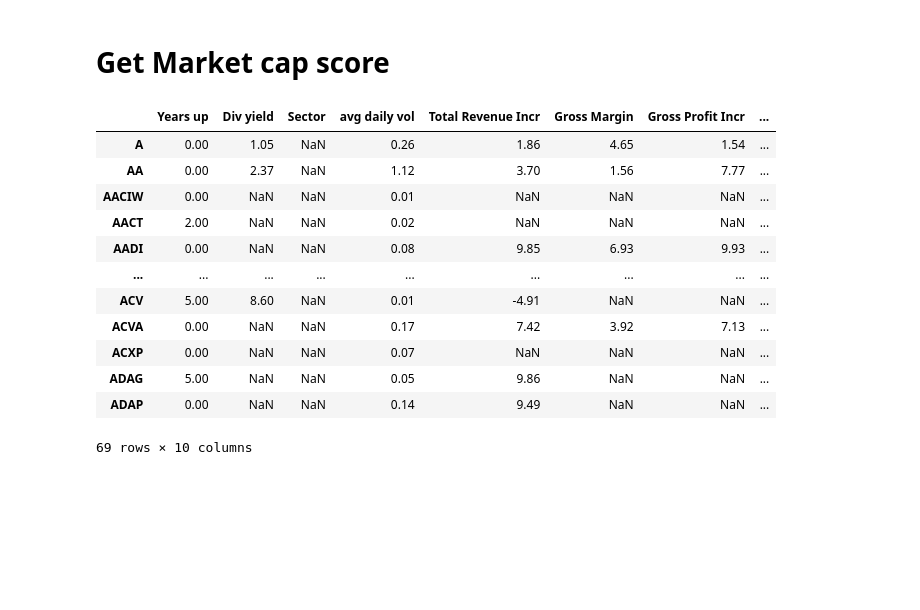
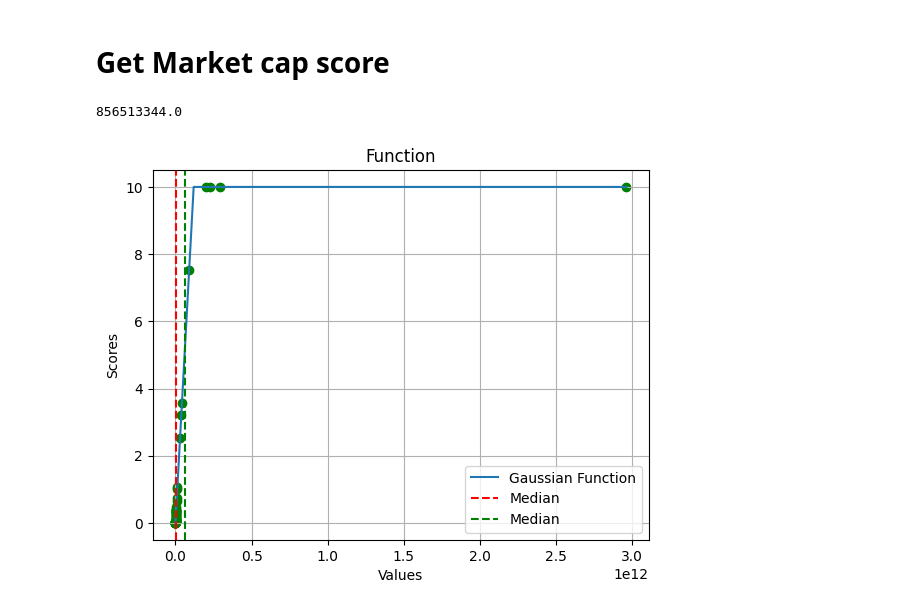
Before and after one commit to Idanq1/Stocks-Strategies, a Jupyter notebook: Investing/Checklist.ipynb, the cells around one changed output. Drawn from its saved outputs; the diff is of its cells as text; code cells hidden in the pictures; blank space fills up the shorter version.

```diff
--- a/Investing/Checklist.ipynb
+++ b/Investing/Checklist.ipynb
@@ -411,2 +408,14 @@ def linear_med_func(values, med_score):
+# %%
+def linear_mean_func(values, med_score, med):
+    # m = med_score/np.median(values)
+    # sigma2 = 0.001
+    m1 = med_score/med
+    f1 = m1*values
+    # x1 = 8/m1  # The x value when y=8 in the first function
+    # f2 = -(1/(values-x1)*sigma2) + 10
+    # print(x1)
+    # print(m1)
+    # return np.where(f1 <= 8, f1, f2)
+    return np.where(f1 <= 10, f1, 10)
 # %%
 market_cap_vals = stocks_checklist["Market cap"]
@@ -414,18 +423,32 @@ market_cap_scores = linear_med_func(market_cap_vals, 5)
 scores["Market cap"] = market_cap_scores
-# %%
-scores["Total"] = scores.sum(axis=1)
-scores
-# %% [output]
-|  | Years up | Div yield | Sector | avg daily vol | Total Revenue Incr | Gross Margin | Gross Profit Incr | ... |
-| A | 0.00 | 1.05 | NaN | 0.26 | 1.86 | 4.65 | 1.54 | ... |
-| AA | 0.00 | 2.37 | NaN | 1.12 | 3.70 | 1.56 | 7.77 | ... |
-| AACIW | 0.00 | NaN | NaN | 0.01 | NaN | NaN | NaN | ... |
-| AACT | 2.00 | NaN | NaN | 0.02 | NaN | NaN | NaN | ... |
-| AADI | 0.00 | NaN | NaN | 0.08 | 9.85 | 6.93 | 9.93 | ... |
-| ... | ... | ... | ... | ... | ... | ... | ... | ... |
-| ACV | 5.00 | 8.60 | NaN | 0.01 | -4.91 | NaN | NaN | ... |
-| ACVA | 0.00 | NaN | NaN | 0.17 | 7.42 | 3.92 | 7.13 | ... |
-| ACXP | 0.00 | NaN | NaN | 0.07 | NaN | NaN | NaN | ... |
-| ADAG | 5.00 | NaN | NaN | 0.05 | 9.86 | NaN | NaN | ... |
-| ADAP | 0.00 | NaN | NaN | 0.14 | 9.49 | NaN | NaN | ... |
-69 rows × 10 columns
+# %%
+def plot(values, func, params=None):
+    # plot_x = np.linspace(-130, 150, 5000)  # Generating 1000 values between 0 and 4
+    values = values.dropna()
+    plot_x = np.linspace(min(values), max(values), 5000)  # Generating 1000 values between 0 and 4
+    if params:
+        plot_scores = func(values, *params)
+        plot_y = func(plot_x, *params)
+    else:
+        plot_scores = func(values)
+        plot_y = func(plot_x)
+    med = np.median(values)  # Median, to determine the peak of the first function
+    print(med)
+    # print(med)
+    # Plot the function
+    plt.plot(plot_x, plot_y, label=f'Gaussian Function')
+    # plt.ylim(0, 2)  # Adjust these limits according to your needs
+    # plt.xlim(-10, 100000000000)
+    plt.scatter(values, plot_scores, color='green', marker='o')
+    plt.axvline(med, color="red", linestyle="--", label="Median")
+    plt.axvline(values.mean(), color="green", linestyle="--", label="Median")
+    plt.title('Function')
+    plt.xlabel('Values')
+    plt.ylabel('Scores')
+    plt.legend()
+    plt.grid(True)
+# %%
+plot(stocks_checklist["Market cap"], linear_mean_func, [5, stocks_checklist["Market cap"].mean()])
+# %% [output]
+856513344.0
+[figure, added]
```
Also changed, not shown: parts of 14 cells of this notebook.
